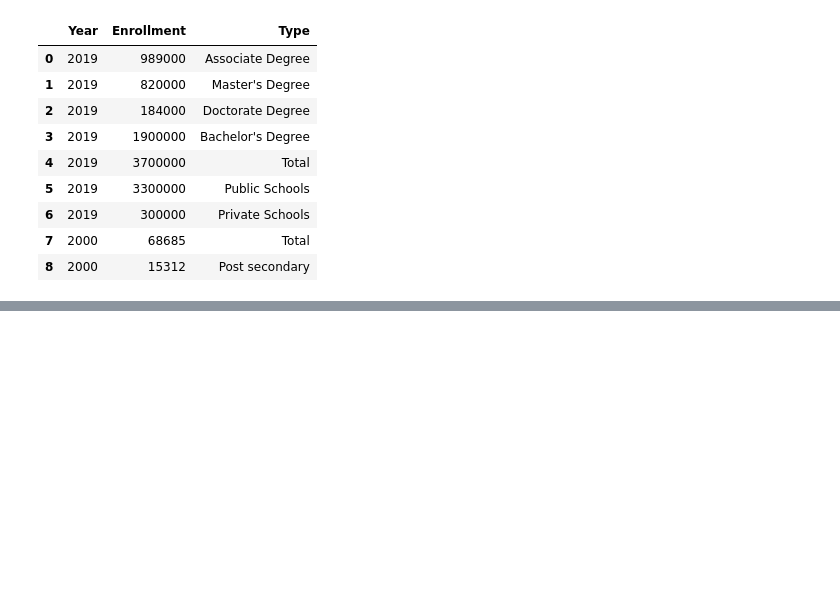
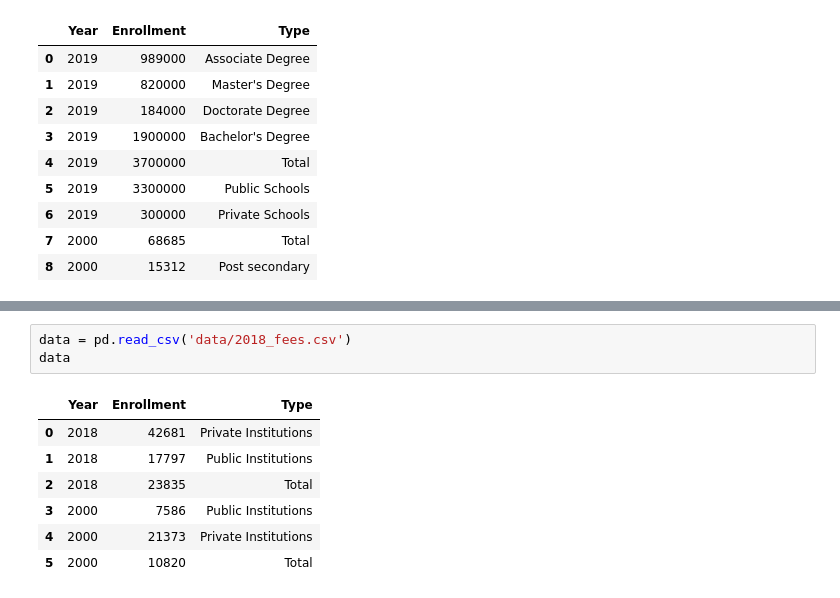
Before and after one commit to YJDave/cs418-s20-cs418_spring20_mighty_python, a Jupyter notebook: main.ipynb, the cells around one changed output, grey strips where cells are left out. Drawn from its saved outputs; the diff is of its cells as text; blank space fills up the shorter version.

```diff
--- a/main.ipynb
+++ b/main.ipynb
@@ -254,0 +268,11 @@ Total 1004000 (27.14%) students graduated from post-graduation courses in 2019.
+# %%
+data = pd.read_csv('data/2018_fees.csv')
+data
+# %% [output]
+|  | Year | Enrollment | Type |
+| 0 | 2018 | 42681 | Private Institutions |
+| 1 | 2018 | 17797 | Public Institutions |
+| 2 | 2018 | 23835 | Total |
+| 3 | 2000 | 7586 | Public Institutions |
+| 4 | 2000 | 21373 | Private Institutions |
+| 5 | 2000 | 10820 | Total |
```
Also changed, not shown: parts of 5 cells of this notebook, 2 other files.
